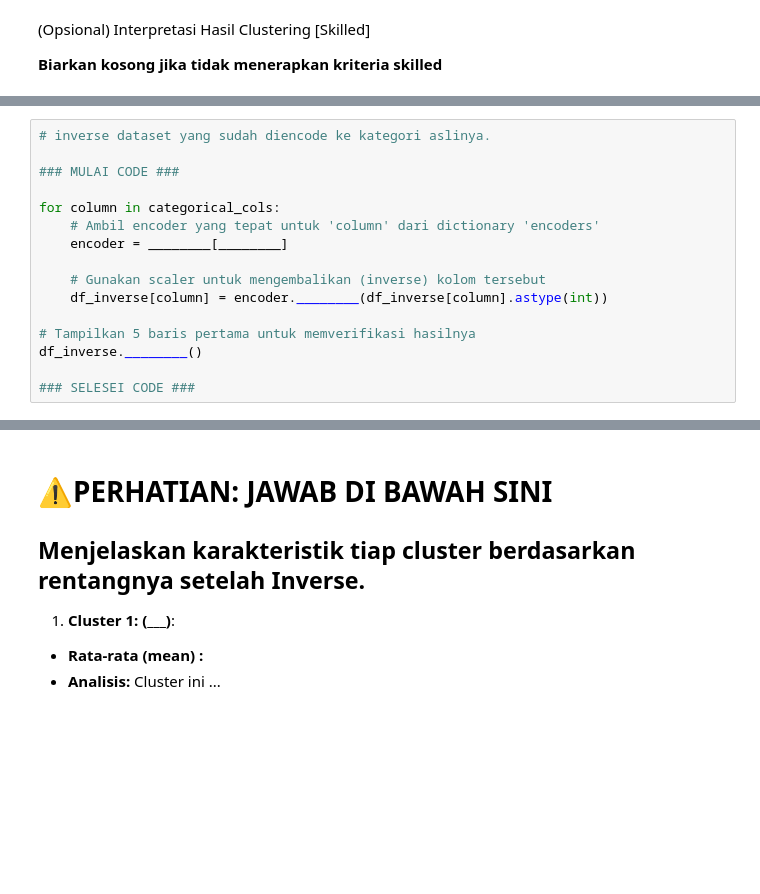
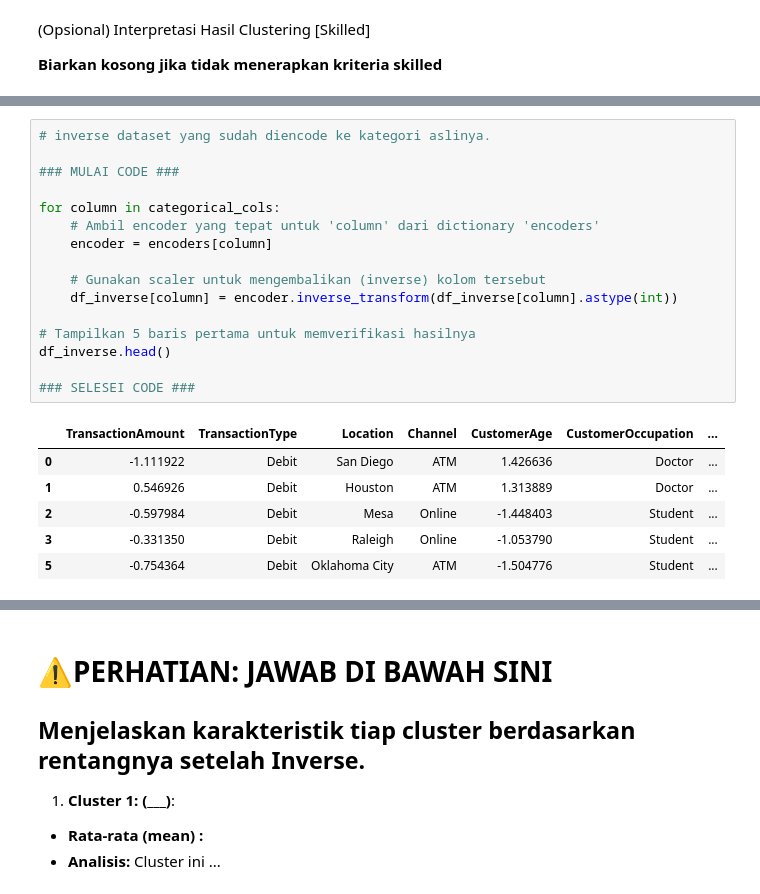
Before and after one commit to muchammadwr/bank-segmentation-customers, a Jupyter notebook: notebooks/[Clustering]_Submission_Akhir_BMLP_MuchammadWildanAlkautsar.ipynb, the cells around one changed output, grey strips where cells are left out. Drawn from its saved outputs; the diff is of its cells as text; blank space fills up the shorter version.

```diff
--- a/notebooks/[Clustering]_Submission_Akhir_BMLP_MuchammadWildanAlkautsar.ipynb
+++ b/notebooks/[Clustering]_Submission_Akhir_BMLP_MuchammadWildanAlkautsar.ipynb
@@ -828,19 +871,26 @@ df_inverse.________()
 # %%
 # inverse dataset yang sudah diencode ke kategori aslinya.
 
 ### MULAI CODE ###
 
 for column in categorical_cols:
     # Ambil encoder yang tepat untuk 'column' dari dictionary 'encoders'
-    encoder = ________[________]
+    encoder = encoders[column]
 
     # Gunakan scaler untuk mengembalikan (inverse) kolom tersebut
-    df_inverse[column] = encoder.________(df_inverse[column].astype(int))
+    df_inverse[column] = encoder.inverse_transform(df_inverse[column].astype(int))
 
 # Tampilkan 5 baris pertama untuk memverifikasi hasilnya
-df_inverse.________()
+df_inverse.head()
 
 ### SELESEI CODE ###
+# %% [output]
+|  | TransactionAmount | TransactionType | Location | Channel | CustomerAge | CustomerOccupation | ... |
+| 0 | -1.111922 | Debit | San Diego | ATM | 1.426636 | Doctor | ... |
+| 1 | 0.546926 | Debit | Houston | ATM | 1.313889 | Doctor | ... |
+| 2 | -0.597984 | Debit | Mesa | Online | -1.448403 | Student | ... |
+| 3 | -0.331350 | Debit | Raleigh | Online | -1.053790 | Student | ... |
+| 5 | -0.754364 | Debit | Oklahoma City | ATM | -1.504776 | Student | ... |
 # %%
 # Lakukan analisis deskriptif minimal mean, min dan max untuk fitur numerik dan mode untuk kategorikal seperti pada basic tetapi menggunakan data yang sudah diinverse.
 # pastikan output menghasilkan agregasi dan groupby bersamaan dengan mean, min, dan max kembali setelah melakukan inverse.
```
Also changed, not shown: parts of 11 cells of this notebook, 1 other file.
